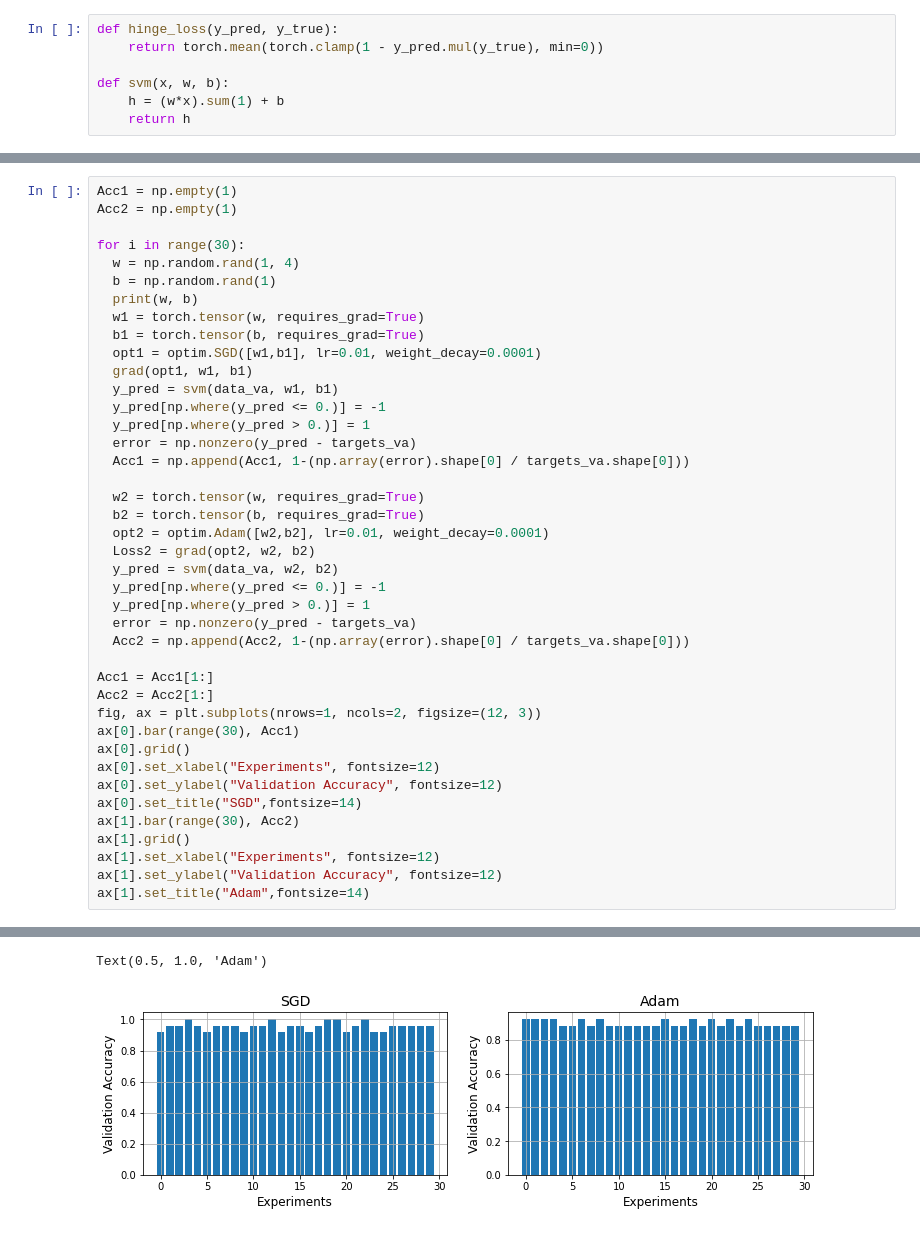
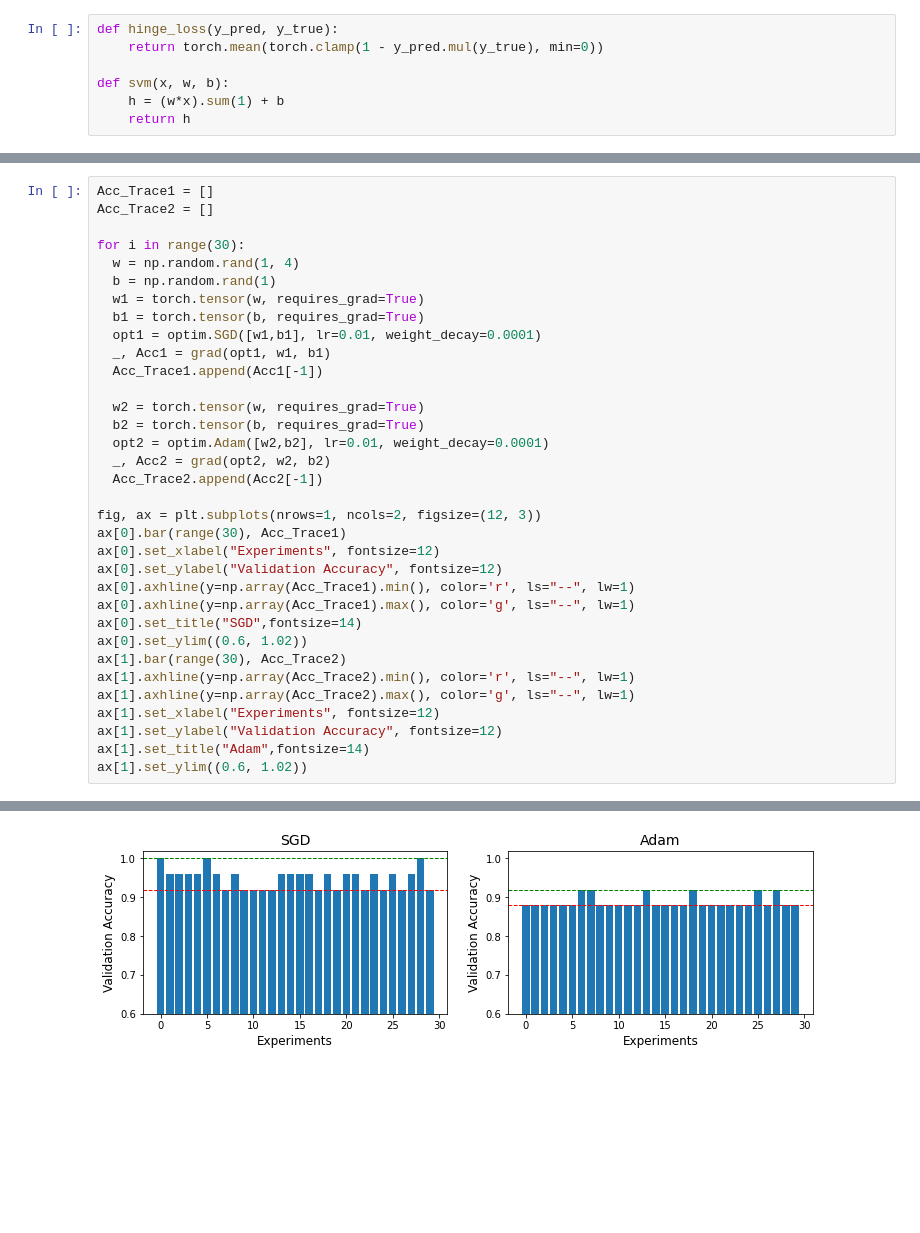
Before and after one commit to WHU-Peter/COMP6248-Deep-Learning, a Jupyter notebook: DL_lab3.ipynb, the cells around one changed output, grey strips where cells are left out. Saved outputs shown, nothing was run; the diff lists cells and outputs as text; blank space fills up the shorter version.

```diff
--- a/DL_lab3.ipynb
+++ b/DL_lab3.ipynb
@@ -213,42 +201,35 @@ Text(0.5, 1.0, 'Adam')
 # %%
-Acc1 = np.empty(1)
-Acc2 = np.empty(1)
+Acc_Trace1 = []
+Acc_Trace2 = []
 
 for i in range(30):
   w = np.random.rand(1, 4)
   b = np.random.rand(1)
-  print(w, b)
   w1 = torch.tensor(w, requires_grad=True)
   b1 = torch.tensor(b, requires_grad=True)
   opt1 = optim.SGD([w1,b1], lr=0.01, weight_decay=0.0001)
-  grad(opt1, w1, b1)
-  y_pred = svm(data_va, w1, b1)
-  y_pred[np.where(y_pred <= 0.)] = -1
-  y_pred[np.where(y_pred > 0.)] = 1
-  error = np.nonzero(y_pred - targets_va)
-  Acc1 = np.append(Acc1, 1-(np.array(error).shape[0] / targets_va.shape[0]))
+  _, Acc1 = grad(opt1, w1, b1)
+  Acc_Trace1.append(Acc1[-1])
 
   w2 = torch.tensor(w, requires_grad=True)
   b2 = torch.tensor(b, requires_grad=True)
   opt2 = optim.Adam([w2,b2], lr=0.01, weight_decay=0.0001)
-  Loss2 = grad(opt2, w2, b2)
-  y_pred = svm(data_va, w2, b2)
-  y_pred[np.where(y_pred <= 0.)] = -1
-  y_pred[np.where(y_pred > 0.)] = 1
-  error = np.nonzero(y_pred - targets_va)
-  Acc2 = np.append(Acc2, 1-(np.array(error).shape[0] / targets_va.shape[0]))
+  _, Acc2 = grad(opt2, w2, b2)
+  Acc_Trace2.append(Acc2[-1])
 
-Acc1 = Acc1[1:]
-Acc2 = Acc2[1:]
 fig, ax = plt.subplots(nrows=1, ncols=2, figsize=(12, 3))
-ax[0].bar(range(30), Acc1)
-ax[0].grid()
+ax[0].bar(range(30), Acc_Trace1)
 ax[0].set_xlabel("Experiments", fontsize=12)
 ax[0].set_ylabel("Validation Accuracy", fontsize=12)
+ax[0].axhline(y=np.array(Acc_Trace1).min(), color='r', ls="--", lw=1)
+ax[0].axhline(y=np.array(Acc_Trace1).max(), color='g', ls="--", lw=1)
 ax[0].set_title("SGD",fontsize=14)
-ax[1].bar(range(30), Acc2)
-ax[1].grid()
+ax[0].set_ylim((0.6, 1.02))
+ax[1].bar(range(30), Acc_Trace2)
+ax[1].axhline(y=np.array(Acc_Trace2).min(), color='r', ls="--", lw=1)
+ax[1].axhline(y=np.array(Acc_Trace2).max(), color='g', ls="--", lw=1)
 ax[1].set_xlabel("Experiments", fontsize=12)
 ax[1].set_ylabel("Validation Accuracy", fontsize=12)
 ax[1].set_title("Adam",fontsize=14)
+ax[1].set_ylim((0.6, 1.02))
 # %% [output]
@@ -272,2 +237 @@ ax[1].set_title("Adam",fontsize=14)
-Text(0.5, 1.0, 'Adam')
-[figure, old version]
+[figure, new version]
```
Also changed, not shown: parts of 4 cells of this notebook.
